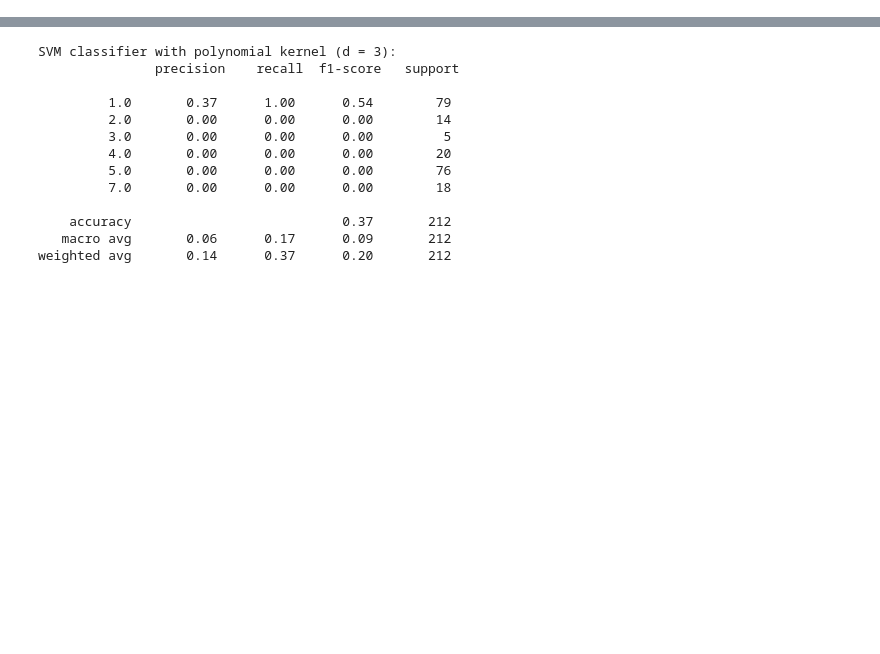
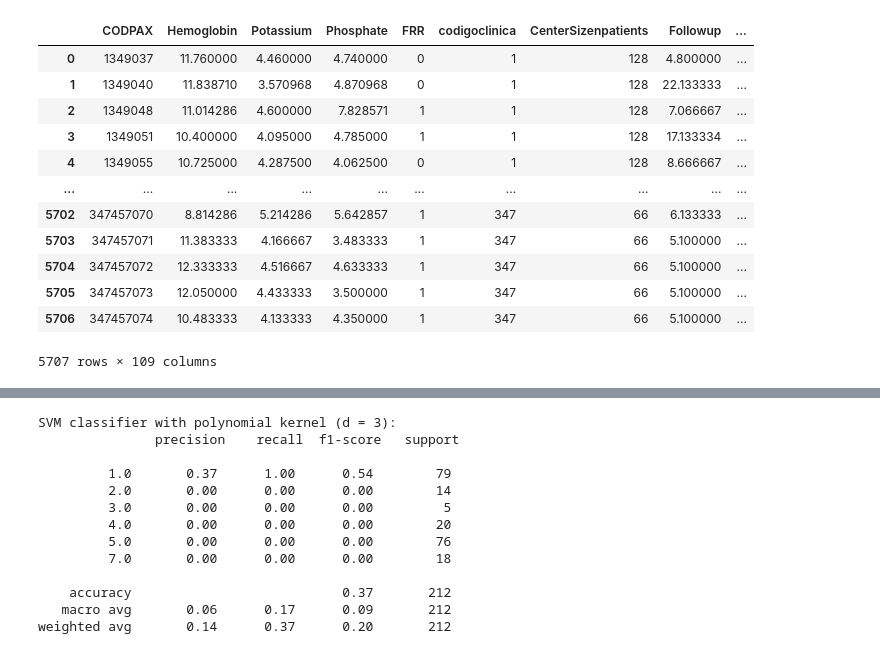
Before and after one commit to YitingZhang1997/MIDAS_Project_2020, a Jupyter notebook: Data_Exploration_CauseofDeath_Classification.ipynb, the cells around one changed output, grey strips where cells are left out. Saved outputs shown, nothing was run; the diff lists cells and outputs as text; code cells hidden in the pictures; blank space fills up the shorter version.

```diff
--- a/Data_Exploration_CauseofDeath_Classification.ipynb
+++ b/Data_Exploration_CauseofDeath_Classification.ipynb
@@ -32,3 +23,0 @@ for key in col_values:
-# %%
-df = df.fillna(0)
-display(df)
@@ -55,15 +29,0 @@ print(len(cols))
-# %%
-# Find unique column names (kind of heuristic)
-unique_cols = []
-for col in list(df.columns):
-    add = True
-    for key in unique_cols:
-        if col[0:-2] in key:
-            add = False
-        try:
-            if col[6:] in key:
-                add = False
-        except:
-            pass
-    if add == True:
-        unique_cols.append(col)
@@ -73,0 +57,46 @@ print(unique_cols)
+# %%
+df_selected = df[unique_cols]
+# display(df_selected)
+
+Mean_PAS_cols = []
+Mean_PAD_cols = []
+Followup_cols = []
+Group_cols = []
+Ureia_cols = []
+Creatinine_cols = []
+TGP_cols = []
+Potassium_cols = []
+Calcium_cols = []
+Phosphate_cols = []
+Glucose_cols = []
+Hemoglobin_cols = []
+Hematocrit_cols = []
+Volume_Total_cols = []
+N_AH_cols = []
+Phosphate_pre_cols = []
+Potassium_pre_cols = []
+Ms10ou_cols = []
+Systolic_cols = []
+Diastolic_cols = []
+
+storage_cols = [Mean_PAS_cols, Mean_PAD_cols, Followup_cols, Group_cols, Ureia_cols, Creatinine_cols, TGP_cols,
+                Potassium_cols, Calcium_cols, Phosphate_cols, Glucose_cols, Hemoglobin_cols, Hematocrit_cols,
+                Volume_Total_cols, N_AH_cols, Phosphate_pre_cols, Potassium_pre_cols, Ms10ou_cols, Systolic_cols,
+                Diastolic_cols]
+indices = ['Mean_PAS', 'Mean_PAD', 'Followup', 'Group', 'Ureia', 'Creatinine', 'TGP', 'Potassium', 'Calcium',
+           'Phosphate', 'Glucose', 'Hemoglobin', 'Hematocrit', 'Volume_Total', 'N_AH', 'Phosphate_pre',
+           'Potassium_pre', 'Ms10ou', 'Systolic', 'Diastolic']
+for col in timeseries_cols:
+    i = 0
+    for idx in indices:
+        if idx in col:
+            storage_cols[i].append(col)
+        i = i + 1
+# print(storage_cols)
+
+for i in range(len(indices)):
+    df_selected.loc[:,indices[i]] = df[storage_cols[i]].mean(axis=1)
+
+df_selected = df_selected.fillna(0)
+display(df_selected)
+# %% [output]
@@ -73,0 +113,13 @@ print(unique_cols)
+|  | CODPAX | Hemoglobin | Potassium | Phosphate | FRR | codigoclinica | CenterSizenpatients | Followup | ... |
+| 0 | 1349037 | 11.760000 | 4.460000 | 4.740000 | 0 | 1 | 128 | 4.800000 | ... |
+| 1 | 1349040 | 11.838710 | 3.570968 | 4.870968 | 0 | 1 | 128 | 22.133333 | ... |
+| 2 | 1349048 | 11.014286 | 4.600000 | 7.828571 | 1 | 1 | 128 | 7.066667 | ... |
+| 3 | 1349051 | 10.400000 | 4.095000 | 4.785000 | 1 | 1 | 128 | 17.133334 | ... |
+| 4 | 1349055 | 10.725000 | 4.287500 | 4.062500 | 0 | 1 | 128 | 8.666667 | ... |
+| ... | ... | ... | ... | ... | ... | ... | ... | ... | ... |
+| 5702 | 347457070 | 8.814286 | 5.214286 | 5.642857 | 1 | 347 | 66 | 6.133333 | ... |
+| 5703 | 347457071 | 11.383333 | 4.166667 | 3.483333 | 1 | 347 | 66 | 5.100000 | ... |
+| 5704 | 347457072 | 12.333333 | 4.516667 | 4.633333 | 1 | 347 | 66 | 5.100000 | ... |
+| 5705 | 347457073 | 12.050000 | 4.433333 | 3.500000 | 1 | 347 | 66 | 5.100000 | ... |
+| 5706 | 347457074 | 10.483333 | 4.133333 | 4.350000 | 1 | 347 | 66 | 5.100000 | ... |
+5707 rows × 109 columns
```
Also changed, not shown: parts of 12 cells of this notebook.
